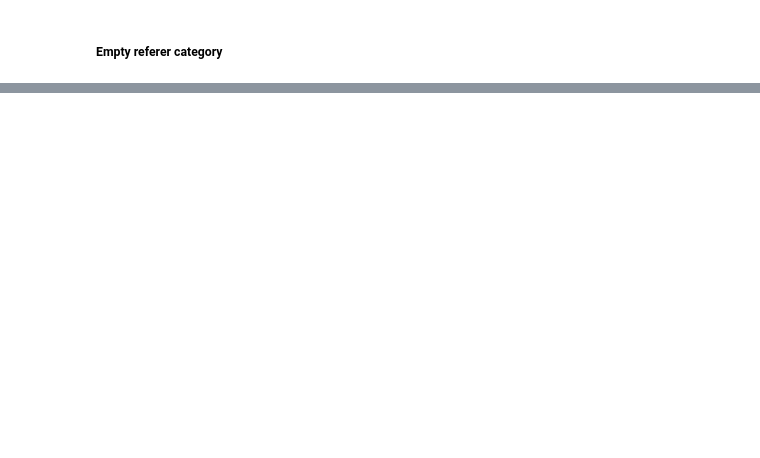
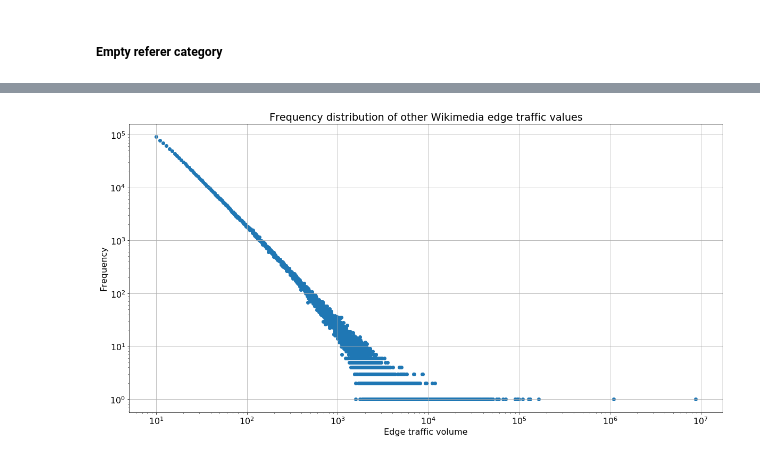
Before and after one commit to 33eyes/wiki-clickstream-graph, a Jupyter notebook: data_quality_analysis.ipynb, the cells around one changed output, grey strips where cells are left out. Saved outputs shown, nothing was run; the diff lists cells and outputs as text; code cells hidden in the pictures; blank space fills up the shorter version.

```diff
--- a/checking_a_sample_raw_dataset.ipynb
+++ b/data_quality_analysis.ipynb
@@ -1008,0 +1020,3 @@ Runtime: 43.7223660145999 min
+# %%
+other_wikimedia_edges = external_edges[external_edges.prev == "other-internal"]
+other_wikimedia_edges.describe(include="all")
@@ -1008,0 +1036,13 @@ Runtime: 43.7223660145999 min
+# %%
+other_wikimedia_edges_freq = other_wikimedia_edges.n.value_counts()
+# %%
+plt.scatter(other_wikimedia_edges_freq.index.values, other_wikimedia_edges_freq.values)
+plt.xscale("log")
+plt.yscale("log")
+plt.xlabel('Edge traffic volume')
+plt.ylabel('Frequency')
+plt.grid(True)
+
+plt.title("Frequency distribution of other Wikimedia edge traffic values");
+# %% [output]
+[figure, added]
```
Also changed, not shown: parts of 64 cells of this notebook.
